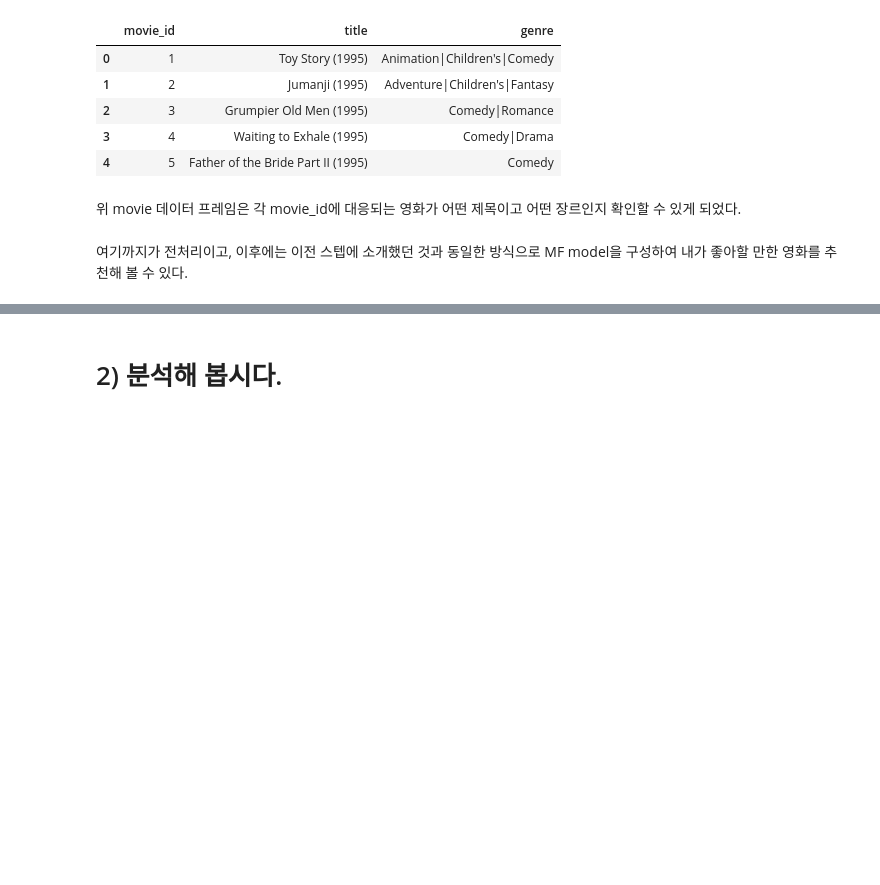
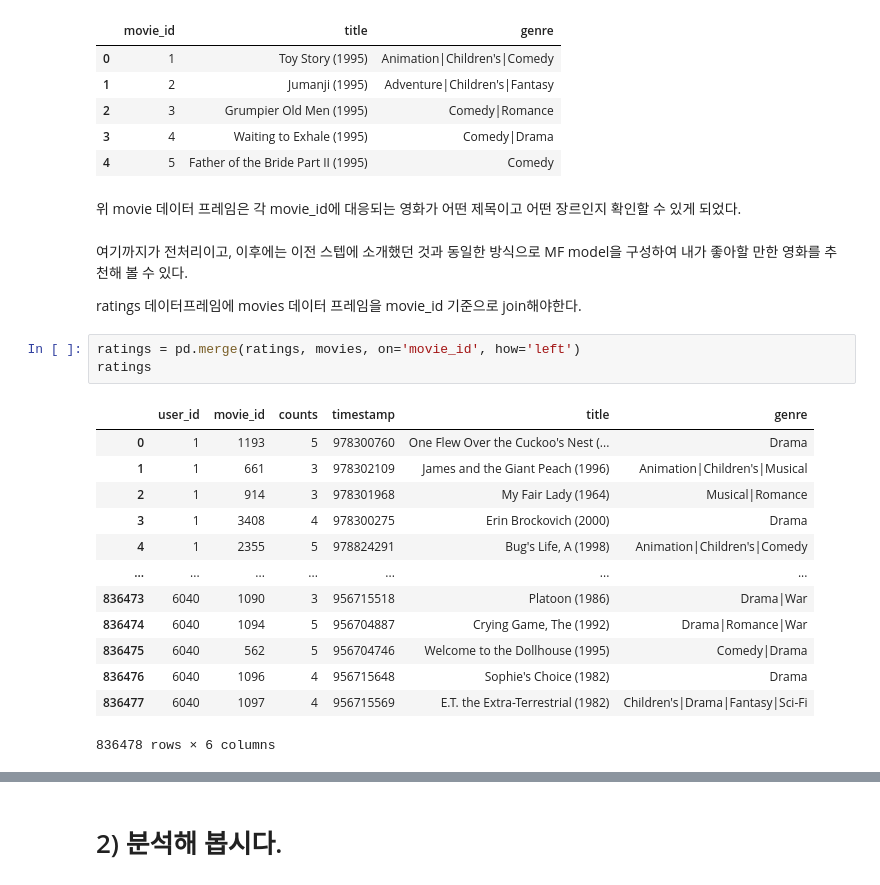
Before and after one commit to kkalkkkal/AIFFEL, a Jupyter notebook: 14. 아이유팬이 좋아할 만한 다른 아티스트 찾기/Movielens 영화 추천 실습.ipynb, the cells around one changed output, grey strips where cells are left out. Saved outputs shown, nothing was run; the diff lists cells and outputs as text; blank space fills up the shorter version.

```diff
--- a/14. 아이유팬이 좋아할 만한 다른 아티스트 찾기/Movielens 영화 추천 실습.ipynb
+++ b/14. 아이유팬이 좋아할 만한 다른 아티스트 찾기/Movielens 영화 추천 실습.ipynb
@@ -87,3 +87,22 @@ movies.head()
 위 movie 데이터 프레임은 각 movie_id에 대응되는 영화가 어떤 제목이고 어떤 장르인지 확인할 수 있게 되었다.
 # %% [markdown]
 여기까지가 전처리이고, 이후에는 이전 스텝에 소개했던 것과 동일한 방식으로 MF model을 구성하여 내가 좋아할 만한 영화를 추천해 볼 수 있다.
+
+ratings 데이터프레임에 movies 데이터 프레임을 movie_id 기준으로 join해야한다.
+# %%
+ratings = pd.merge(ratings, movies, on='movie_id', how='left')
+ratings
+# %% [output]
+|  | user_id | movie_id | counts | timestamp | title | genre |
+| 0 | 1 | 1193 | 5 | 978300760 | One Flew Over the Cuckoo's Nest (... | Drama |
+| 1 | 1 | 661 | 3 | 978302109 | James and the Giant Peach (1996) | Animation|Children's|Musical |
+| 2 | 1 | 914 | 3 | 978301968 | My Fair Lady (1964) | Musical|Romance |
+| 3 | 1 | 3408 | 4 | 978300275 | Erin Brockovich (2000) | Drama |
+| 4 | 1 | 2355 | 5 | 978824291 | Bug's Life, A (1998) | Animation|Children's|Comedy |
+| ... | ... | ... | ... | ... | ... | ... |
+| 836473 | 6040 | 1090 | 3 | 956715518 | Platoon (1986) | Drama|War |
+| 836474 | 6040 | 1094 | 5 | 956704887 | Crying Game, The (1992) | Drama|Romance|War |
+| 836475 | 6040 | 562 | 5 | 956704746 | Welcome to the Dollhouse (1995) | Comedy|Drama |
+| 836476 | 6040 | 1096 | 4 | 956715648 | Sophie's Choice (1982) | Drama |
+| 836477 | 6040 | 1097 | 4 | 956715569 | E.T. the Extra-Terrestrial (1982) | Children's|Drama|Fantasy|Sci-Fi |
+836478 rows × 6 columns
```
Also changed, not shown: parts of 57 cells of this notebook.
